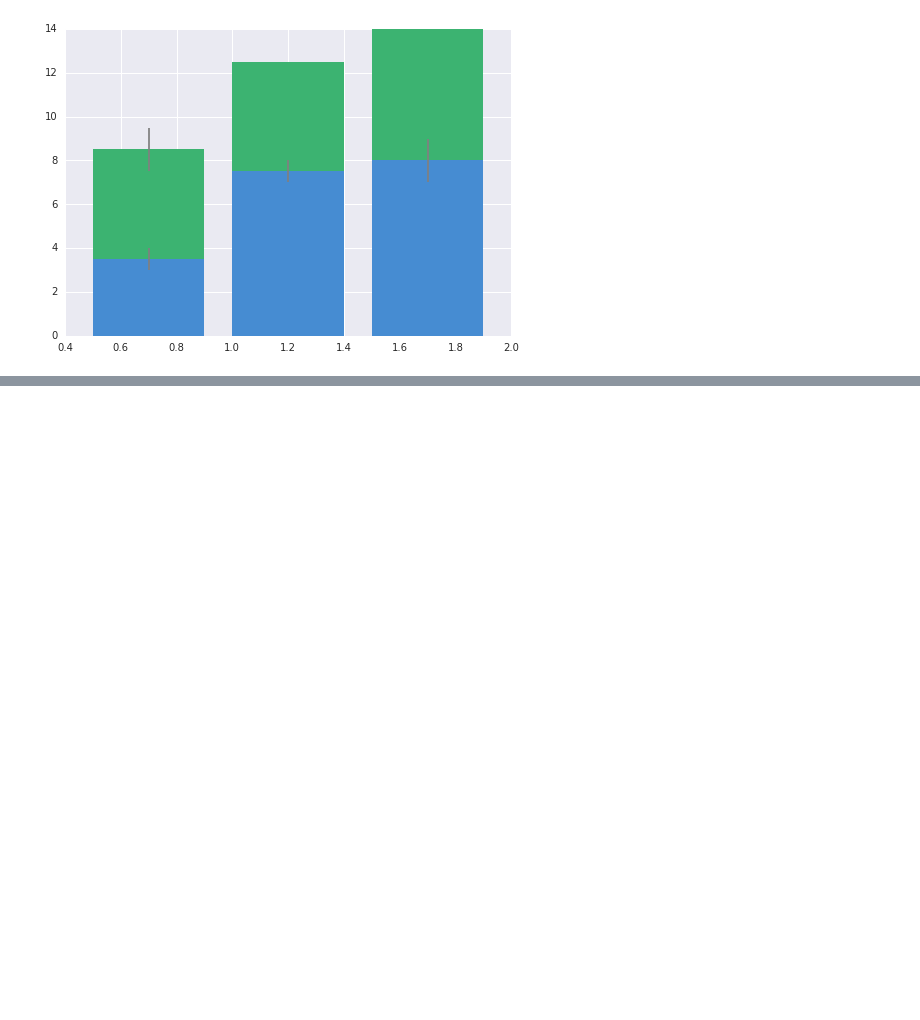
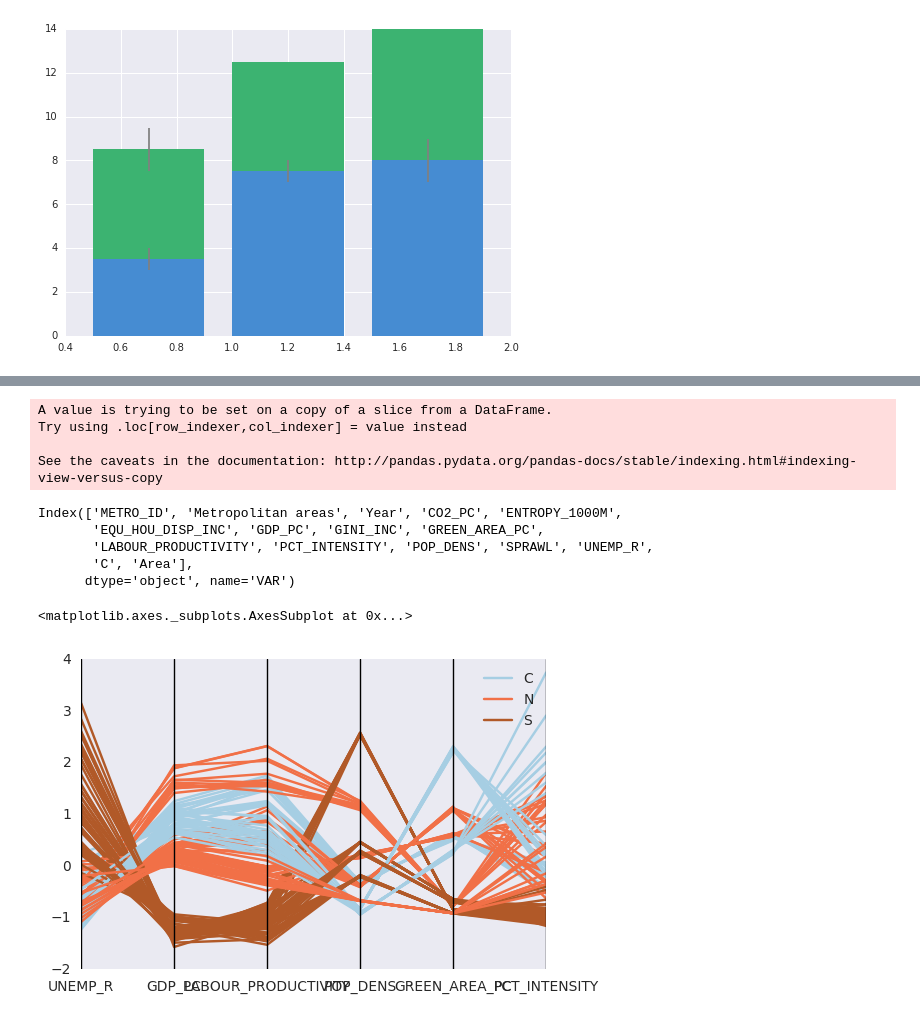
Before and after one commit to jgarciab/wwd2017, a Jupyter notebook: class2/class2b_tidy_data.ipynb, the cells around one changed output, grey strips where cells are left out. Cells and saved outputs as stored; diff of their text form; code cells hidden in the pictures; blank space fills up the shorter version.

```diff
--- a/class2/class2b_tidy_data.ipynb
+++ b/class2/class2b_tidy_data.ipynb
@@ -222,2 +373,4 @@ time formatting
+# %%
+df_fixed2 = df_fixed.dropna(subset=["LABOUR_PRODUCTIVITY","UNEMP_R"])
 # %%
 %matplotlib inline
@@ -226,3 +378,6 @@ x = np.random.randn(100)
+# %%
+x = df_fixed2["LABOUR_PRODUCTIVITY"]
+y = df_fixed2["UNEMP_R"]
 # %%
 sns.distplot(x, kde=True, rug=True)
 # %% [output]
@@ -335,0 +449,4 @@ parallel_coordinates(csvFrame,"treatment",cols=["score","happiness"],colormap="R
+# %%
+
+df_fixed2["C"] = df_fixed2["METRO_ID"].apply(lambda x: x[:2] if isinstance(x,str) else "")
+df_fixed3 = df_fixed2.loc[df_fixed2["C"].isin(["IT"])]
@@ -335,0 +466,34 @@ parallel_coordinates(csvFrame,"treatment",cols=["score","happiness"],colormap="R
+# %%
+d_city2regio = {"Bari": "S",
+"Bologna": "C",
+"Catania": "S",
+"Florence": "C",
+"Genova": "N",
+"Milan": "N",
+"Naples": "S",
+"Palermo": "S",
+"Rome": "C",
+"Turin": "N",
+"Venice": "N"}
+df_fixed3["Area"] = df_fixed3["Metropolitan areas"].apply(lambda x: d_city2regio.get(x))
+# %% [output]
+A value is trying to be set on a copy of a slice from a DataFrame.
+Try using .loc[row_indexer,col_indexer] = value instead
+
+See the caveats in the documentation: http://pandas.pydata.org/pandas-docs/stable/indexing.html#indexing-view-versus-copy
+# %%
+df_fixed3.columns
+# %% [output]
+Index(['METRO_ID', 'Metropolitan areas', 'Year', 'CO2_PC', 'ENTROPY_1000M',
+       'EQU_HOU_DISP_INC', 'GDP_PC', 'GINI_INC', 'GREEN_AREA_PC',
+       'LABOUR_PRODUCTIVITY', 'PCT_INTENSITY', 'POP_DENS', 'SPRAWL', 'UNEMP_R',
+       'C', 'Area'],
+      dtype='object', name='VAR')
+# %%
+cols = ["UNEMP_R",'GDP_PC',"LABOUR_PRODUCTIVITY","POP_DENS","GREEN_AREA_PC",'PCT_INTENSITY']
+#for c in cols: df_fixed3[c] = (df_fixed3[c]- np.mean(df_fixed3[c]))/np.std(df_fixed3[c])
+
+parallel_coordinates(df_fixed3.loc[(df_fixed3["Metropolitan areas"] !="Italy")],"Area",cols=cols,colormap="Paired")
+# %% [output]
+<matplotlib.axes._subplots.AxesSubplot at 0x...>
+[figure, added]
```
Also changed, not shown: parts of 34 cells of this notebook, 11 other files.
